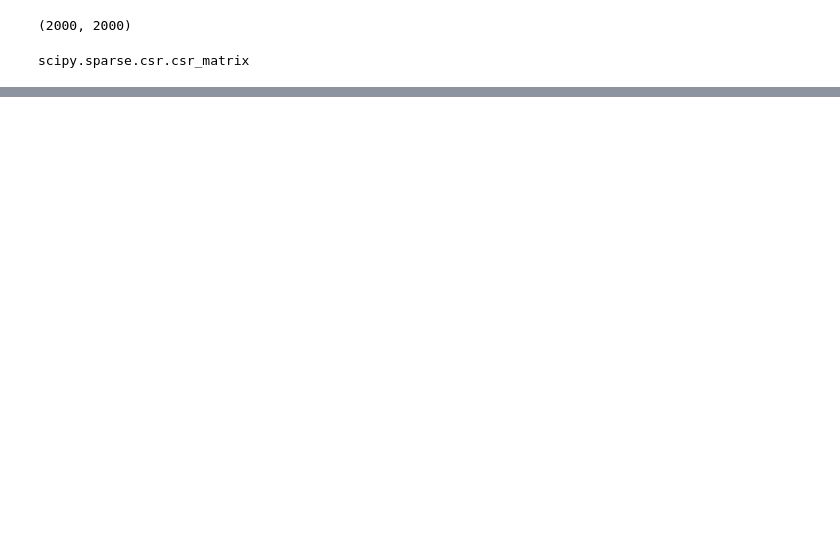
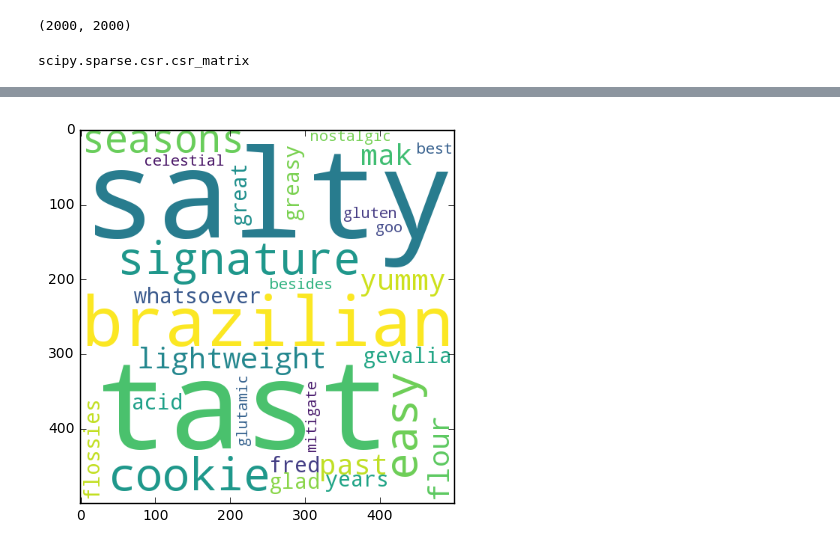
Before and after one commit to rajendrac3/Machine-Learning, a Jupyter notebook: Apply Truncated SVD on Amazon reviews data set/Apply Truncated SVD on Amazon reviews data set.ipynb, the cells around one changed output, grey strips where cells are left out. Drawn from its saved outputs; the diff is of its cells as text; code cells hidden in the pictures; blank space fills up the shorter version.

```diff
--- a/Apply Truncated SVD on Amazon reviews data set/Apply Truncated SVD on Amazon reviews data set.ipynb
+++ b/Apply Truncated SVD on Amazon reviews data set/Apply Truncated SVD on Amazon reviews data set.ipynb
@@ -548,0 +644,6 @@ for k_val in tqdm(range(1, 15)):
+# %%
+plt.imshow(wordcloud_cluster2)
+plt.tight_layout(pad = 0)
+plt.show()
+# %% [output]
+[figure, added]
```
Also changed, not shown: parts of 28 cells of this notebook.
